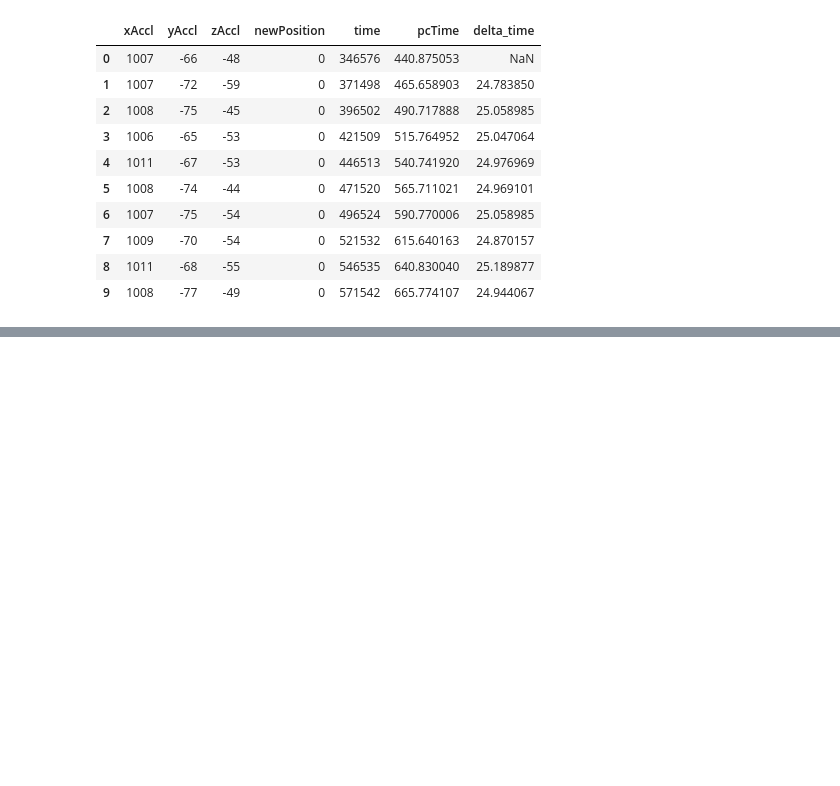
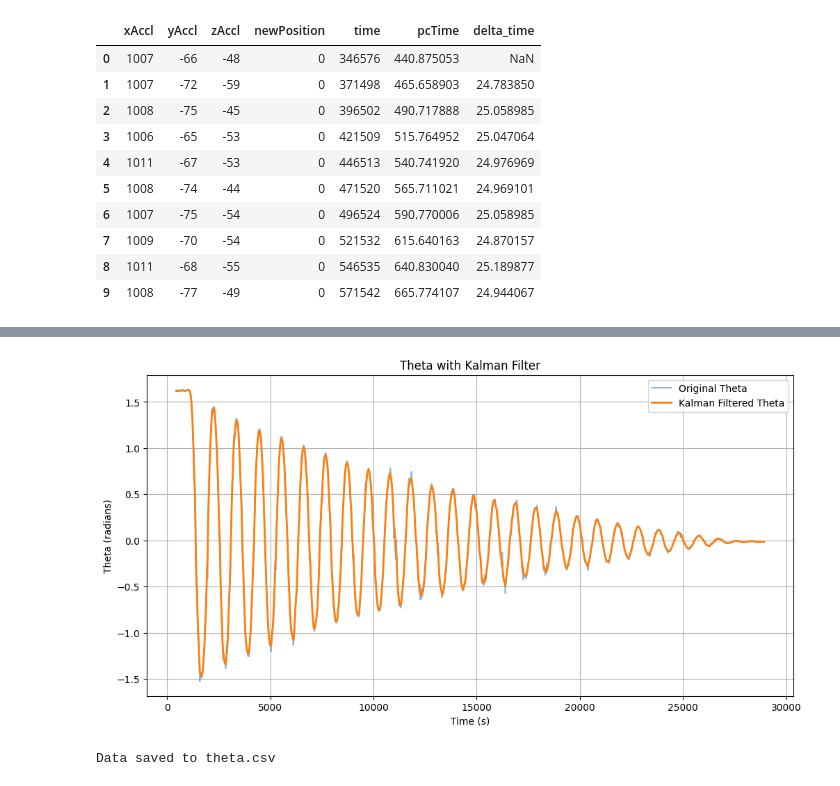
Before and after one commit to Pooyan-Farzanehkari/Smart-syetems-labs, a Jupyter notebook: filter.ipynb, the cells around one changed output, grey strips where cells are left out. Drawn from its saved outputs; the diff is of its cells as text; code cells hidden in the pictures; blank space fills up the shorter version.

```diff
--- a/filter.ipynb
+++ b/filter.ipynb
@@ -204,0 +53,35 @@ plt.show()
+# %%
+
+import numpy as np
+import matplotlib.pyplot as plt
+import pandas as pd
+from scipy.fft import fft, fftfreq
+from pykalman import KalmanFilter
+
+# Calculate theta from accelerometer data
+theta = np.arctan2(df['xAccl'], df['zAccl'])
+
+# Initialize Kalman filter
+kf = KalmanFilter(
+    initial_state_mean=theta[0],
+    transition_matrices=[1],  # Assumes state transition is 1: x_k = x_{k-1}
+    observation_matrices=[1],  # Measurement is directly related to state
+    transition_covariance=[[1e-3]],  # Process noise
+    observation_covariance=[[0.001]]  # Measurement noise
+)
+
+# Apply Kalman filter
+theta_kalman, _ = kf.smooth(theta)
+
+# Plot original and filtered theta
+plt.figure(figsize=(12, 6))
+plt.plot(df['pcTime'], theta, label='Original Theta', alpha=0.5)
+plt.plot(df['pcTime'], theta_kalman, label='Kalman Filtered Theta', linewidth=2)
+plt.xlabel('Time (s)')
+plt.ylabel('Theta (radians)')
+plt.title('Theta with Kalman Filter')
+plt.legend()
+plt.grid(True)
+plt.show()
+# %% [output]
+[figure, added]
@@ -204,0 +90,13 @@ plt.show()
+# %%
+# Calculate theta from accelerometer data
+# Create a new dataframe with theta and pcTime
+theta_data = pd.DataFrame({
+    'pcTime': df['pcTime'],
+    'theta': theta_kalman
+})
+
+# Save to CSV file
+theta_data.to_csv('theta.csv', index=False)
+print("Data saved to theta.csv")
+# %% [output]
+Data saved to theta.csv
```
Also changed, not shown: parts of 13 cells of this notebook, 8 other files.
